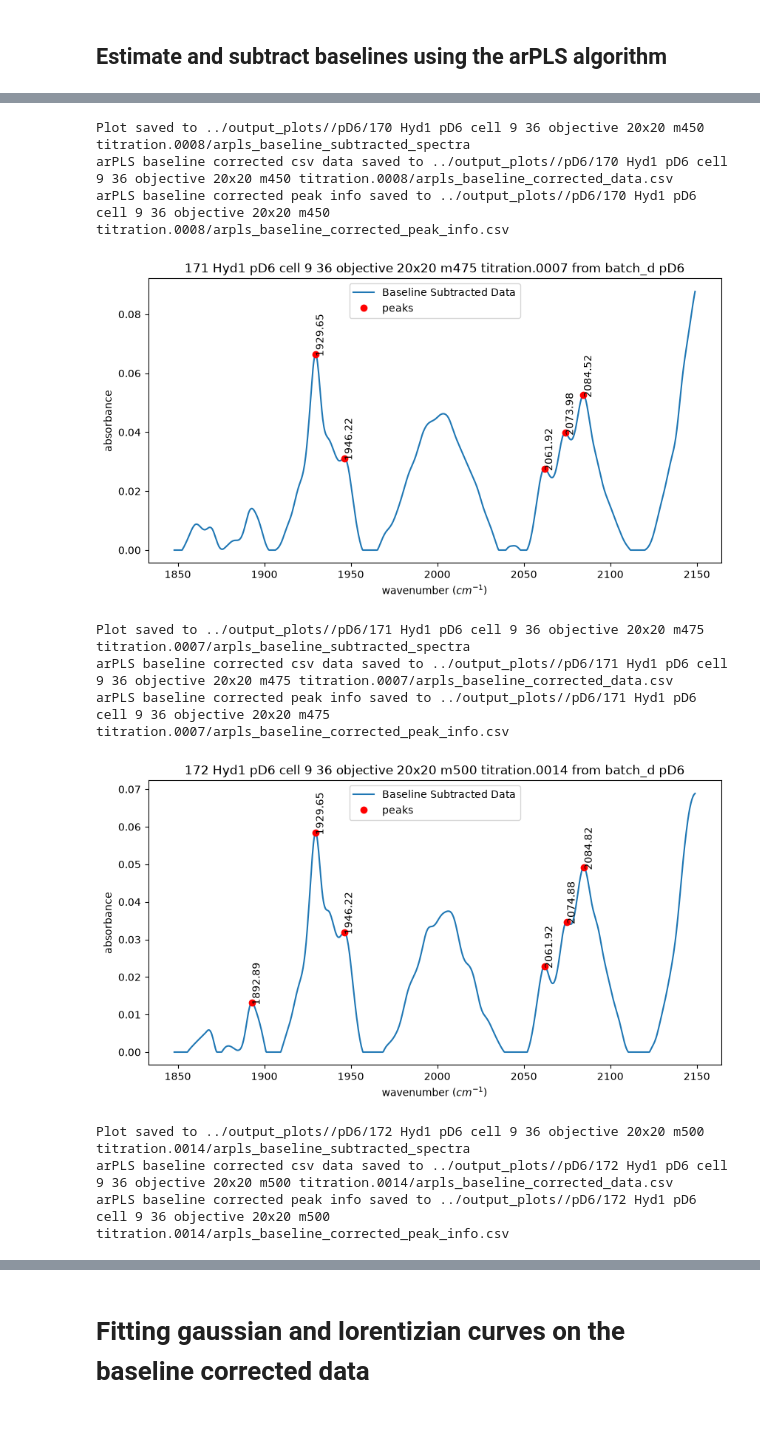
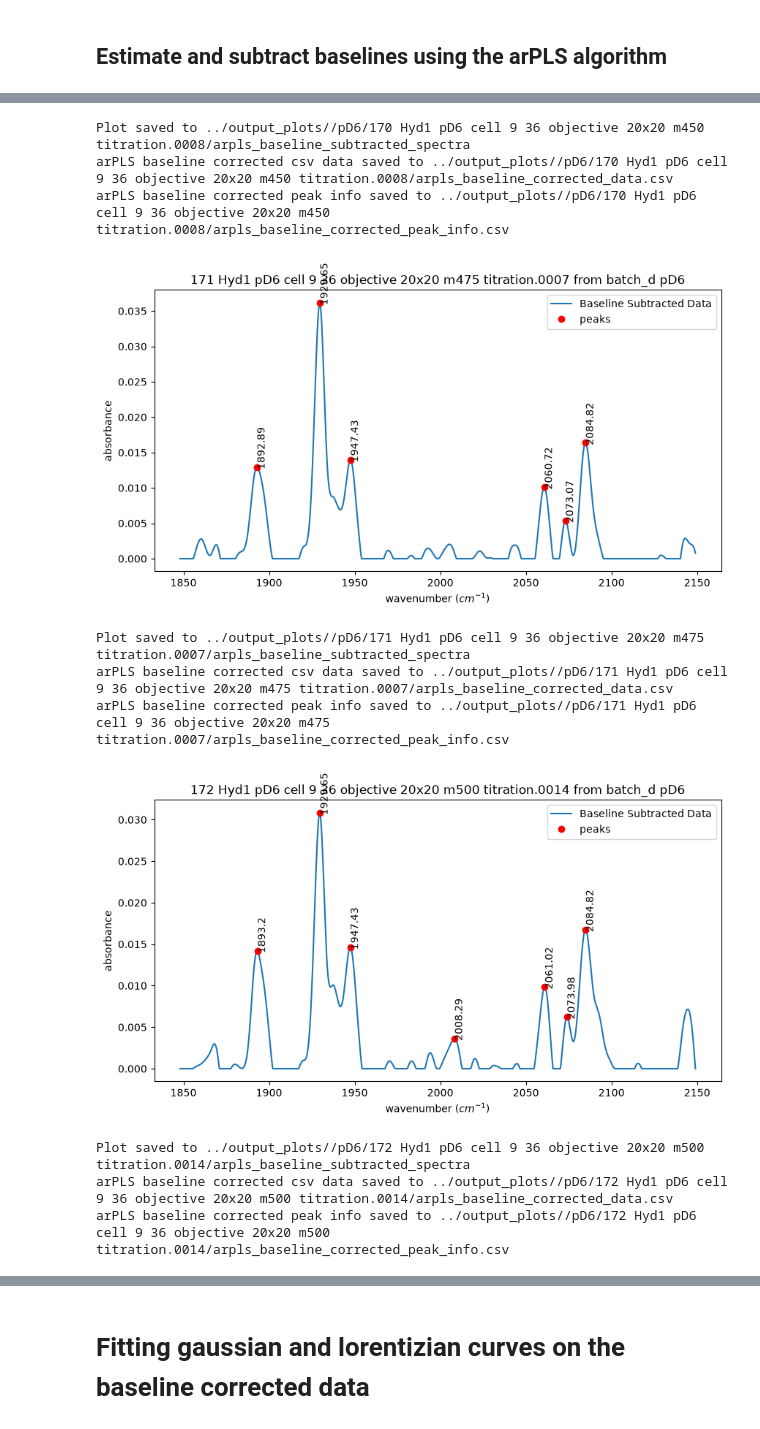
Before and after one commit to uw-ssec/ProSpecPy, a Jupyter notebook: docs/workflow_demo.ipynb, the cells around one changed output, grey strips where cells are left out. Saved outputs shown, nothing was run; the diff lists cells and outputs as text; code cells hidden in the pictures.

```diff
--- a/docs/workflow_demo.ipynb
+++ b/docs/workflow_demo.ipynb
@@ -131,8 +139,8 @@ for lam in [1e5, 1e6, 1e7]:
 # %% [markdown]
 ## Estimate and subtract baselines using the arPLS algorithm
 # %%
-selected_lam = 1e6
-peak_threshold = 0.4
+selected_lam = 1e5
+peak_threshold = 0.35
 
 for obj in FILL_IN_raw_data:
     obj.peak_finder(peak_threshold)
@@ -156,11 +164,11 @@ arPLS baseline corrected peak info saved to ../output_plots//pD6/169 Hyd1 pD6 ce
 Plot saved to ../output_plots//pD6/170 Hyd1 pD6 cell 9 36 objective 20x20 m450 titration.0008/arpls_baseline_subtracted_spectra
 arPLS baseline corrected csv data saved to ../output_plots//pD6/170 Hyd1 pD6 cell 9 36 objective 20x20 m450 titration.0008/arpls_baseline_corrected_data.csv
 arPLS baseline corrected peak info saved to ../output_plots//pD6/170 Hyd1 pD6 cell 9 36 objective 20x20 m450 titration.0008/arpls_baseline_corrected_peak_info.csv
-[figure, old version]
+[figure, new version]
 Plot saved to ../output_plots//pD6/171 Hyd1 pD6 cell 9 36 objective 20x20 m475 titration.0007/arpls_baseline_subtracted_spectra
 arPLS baseline corrected csv data saved to ../output_plots//pD6/171 Hyd1 pD6 cell 9 36 objective 20x20 m475 titration.0007/arpls_baseline_corrected_data.csv
 arPLS baseline corrected peak info saved to ../output_plots//pD6/171 Hyd1 pD6 cell 9 36 objective 20x20 m475 titration.0007/arpls_baseline_corrected_peak_info.csv
-[figure, old version]
+[figure, new version]
 Plot saved to ../output_plots//pD6/172 Hyd1 pD6 cell 9 36 objective 20x20 m500 titration.0014/arpls_baseline_subtracted_spectra
 arPLS baseline corrected csv data saved to ../output_plots//pD6/172 Hyd1 pD6 cell 9 36 objective 20x20 m500 titration.0014/arpls_baseline_corrected_data.csv
 arPLS baseline corrected peak info saved to ../output_plots//pD6/172 Hyd1 pD6 cell 9 36 objective 20x20 m500 titration.0014/arpls_baseline_corrected_peak_info.csv
```
Also changed, not shown: parts of 6 cells of this notebook, 2 other files.
